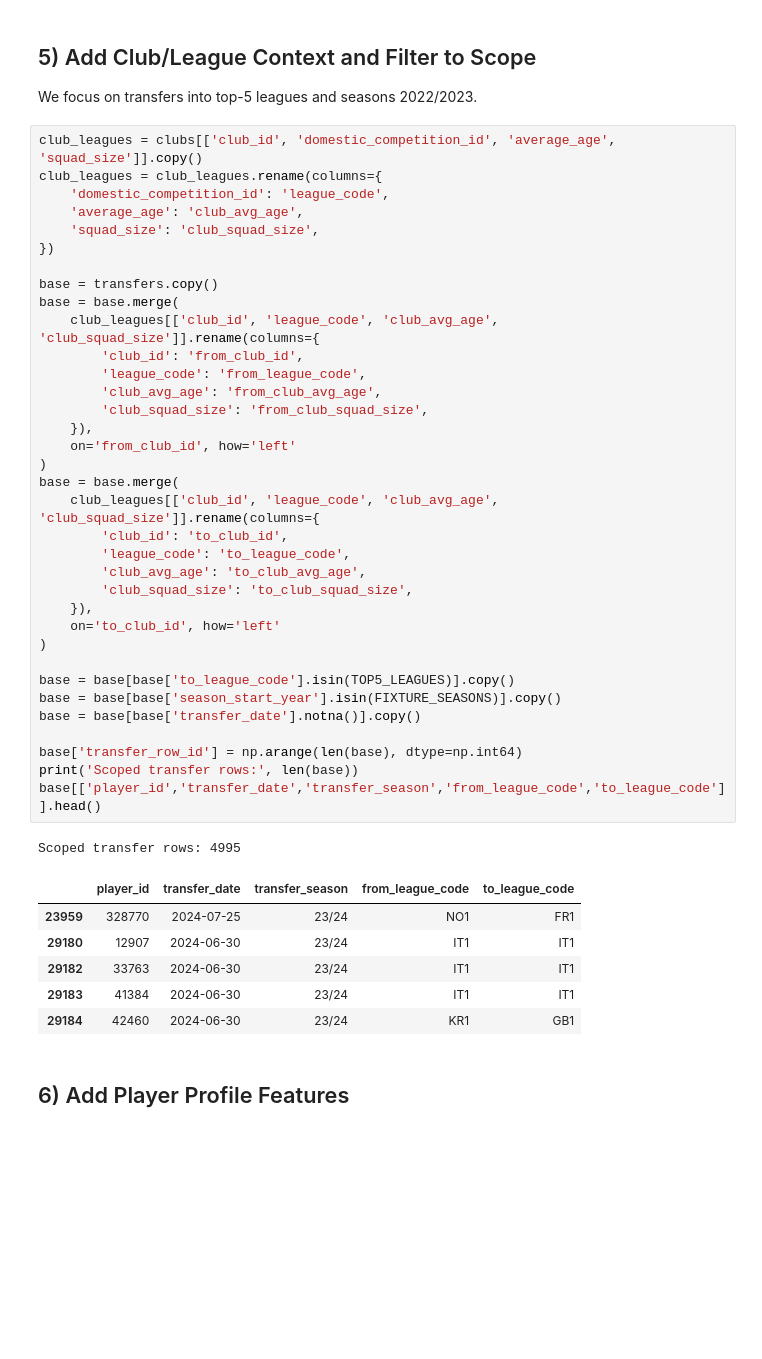
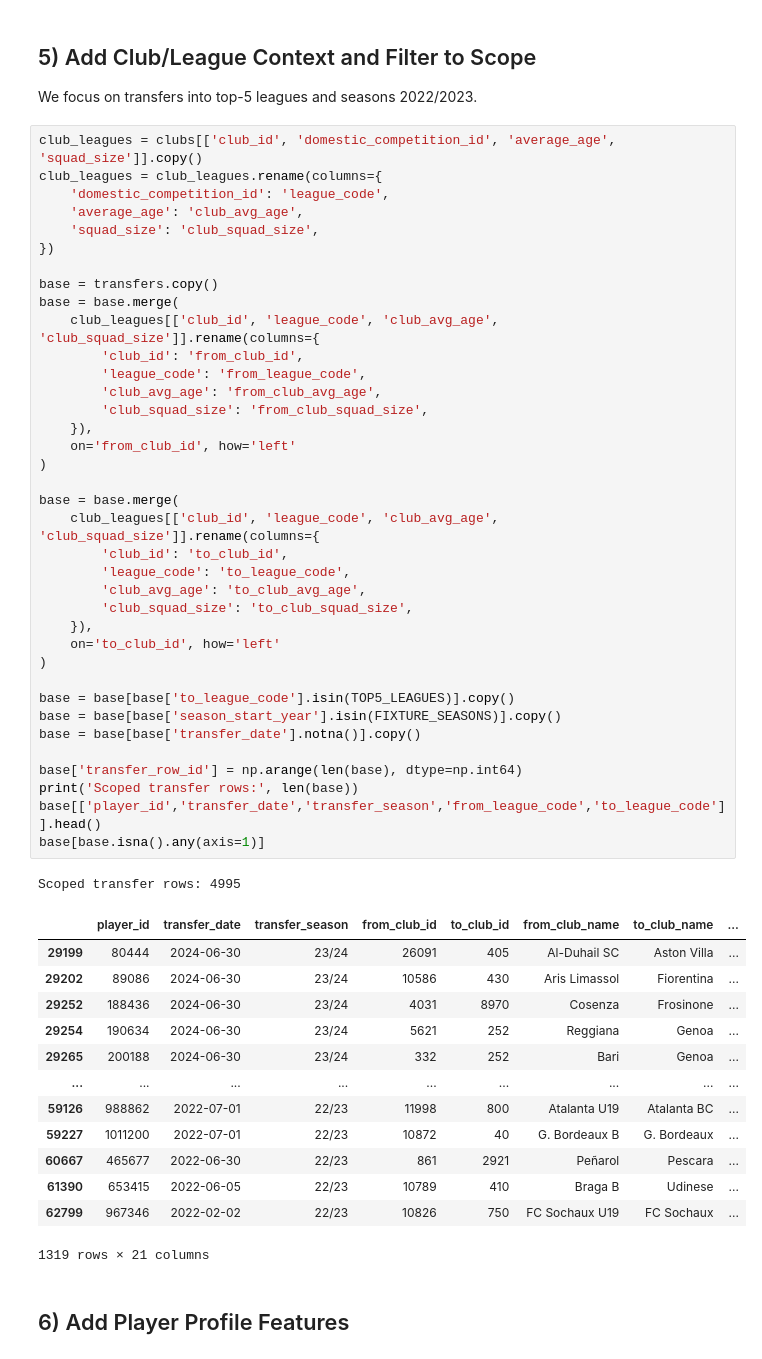
Before and after one commit to kirobaghdad/ScoutRadar, a Jupyter notebook: notebooks/01_build_transfer_success_dataset.ipynb, the cells around one changed output. Cells and saved outputs as stored; diff of their text form; blank space fills up the shorter version.

```diff
--- a/notebooks/01_build_transfer_success_dataset.ipynb
+++ b/notebooks/01_build_transfer_success_dataset.ipynb
@@ -103,39 +102,48 @@ club_leagues = club_leagues.rename(columns={
 
 base = transfers.copy()
 base = base.merge(
     club_leagues[['club_id', 'league_code', 'club_avg_age', 'club_squad_size']].rename(columns={
         'club_id': 'from_club_id',
         'league_code': 'from_league_code',
         'club_avg_age': 'from_club_avg_age',
         'club_squad_size': 'from_club_squad_size',
     }),
     on='from_club_id', how='left'
 )
+
 base = base.merge(
     club_leagues[['club_id', 'league_code', 'club_avg_age', 'club_squad_size']].rename(columns={
         'club_id': 'to_club_id',
         'league_code': 'to_league_code',
         'club_avg_age': 'to_club_avg_age',
         'club_squad_size': 'to_club_squad_size',
     }),
     on='to_club_id', how='left'
 )
 
 base = base[base['to_league_code'].isin(TOP5_LEAGUES)].copy()
 base = base[base['season_start_year'].isin(FIXTURE_SEASONS)].copy()
 base = base[base['transfer_date'].notna()].copy()
 
 base['transfer_row_id'] = np.arange(len(base), dtype=np.int64)
 print('Scoped transfer rows:', len(base))
 base[['player_id','transfer_date','transfer_season','from_league_code','to_league_code']].head()
+base[base.isna().any(axis=1)]
 # %% [output]
 Scoped transfer rows: 4995
-|  | player_id | transfer_date | transfer_season | from_league_code | to_league_code |
-| 23959 | 328770 | 2024-07-25 | 23/24 | NO1 | FR1 |
-| 29180 | 12907 | 2024-06-30 | 23/24 | IT1 | IT1 |
-| 29182 | 33763 | 2024-06-30 | 23/24 | IT1 | IT1 |
-| 29183 | 41384 | 2024-06-30 | 23/24 | IT1 | IT1 |
-| 29184 | 42460 | 2024-06-30 | 23/24 | KR1 | GB1 |
+|  | player_id | transfer_date | transfer_season | from_club_id | to_club_id | from_club_name | to_club_name | ... |
+| 29199 | 80444 | 2024-06-30 | 23/24 | 26091 | 405 | Al-Duhail SC | Aston Villa | ... |
+| 29202 | 89086 | 2024-06-30 | 23/24 | 10586 | 430 | Aris Limassol | Fiorentina | ... |
+| 29252 | 188436 | 2024-06-30 | 23/24 | 4031 | 8970 | Cosenza | Frosinone | ... |
+| 29254 | 190634 | 2024-06-30 | 23/24 | 5621 | 252 | Reggiana | Genoa | ... |
+| 29265 | 200188 | 2024-06-30 | 23/24 | 332 | 252 | Bari | Genoa | ... |
+| ... | ... | ... | ... | ... | ... | ... | ... | ... |
+| 59126 | 988862 | 2022-07-01 | 22/23 | 11998 | 800 | Atalanta U19 | Atalanta BC | ... |
+| 59227 | 1011200 | 2022-07-01 | 22/23 | 10872 | 40 | G. Bordeaux B | G. Bordeaux | ... |
+| 60667 | 465677 | 2022-06-30 | 22/23 | 861 | 2921 | Peñarol | Pescara | ... |
+| 61390 | 653415 | 2022-06-05 | 22/23 | 10789 | 410 | Braga B | Udinese | ... |
+| 62799 | 967346 | 2022-02-02 | 22/23 | 10826 | 750 | FC Sochaux U19 | FC Sochaux | ... |
+1319 rows × 21 columns
 # %% [markdown]
 ## 6) Add Player Profile Features
 # %%
```
Also changed, not shown: parts of 5 cells of this notebook, 1 other file.
